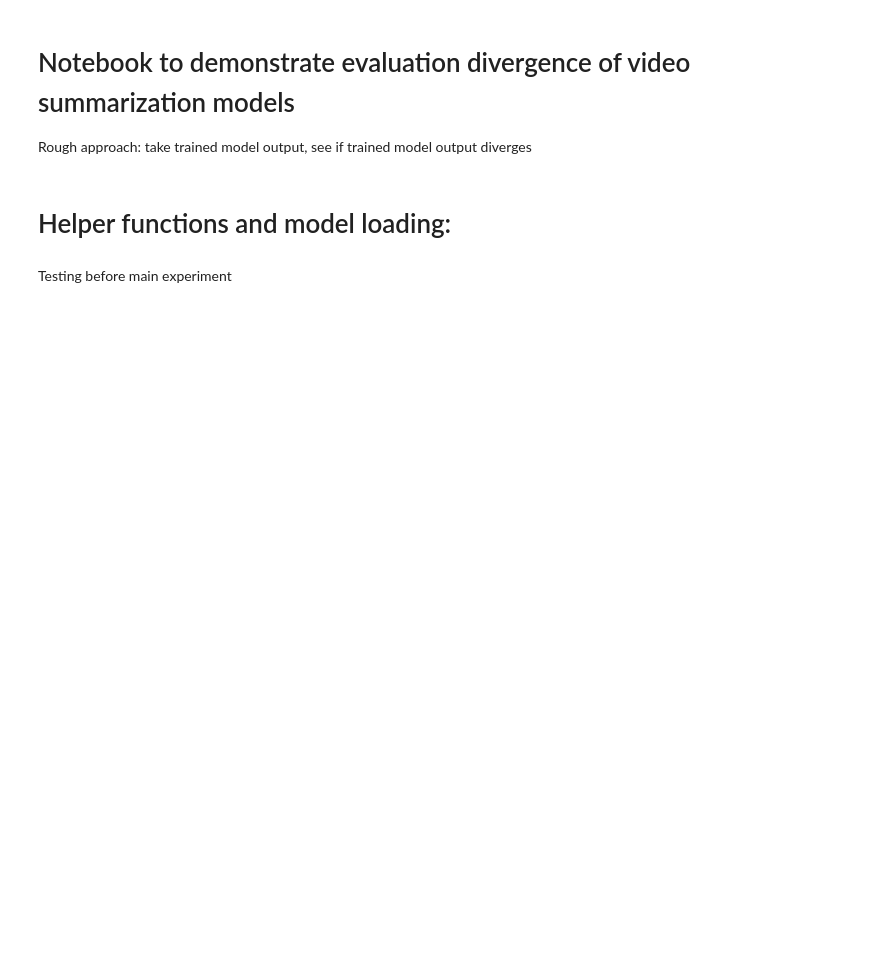
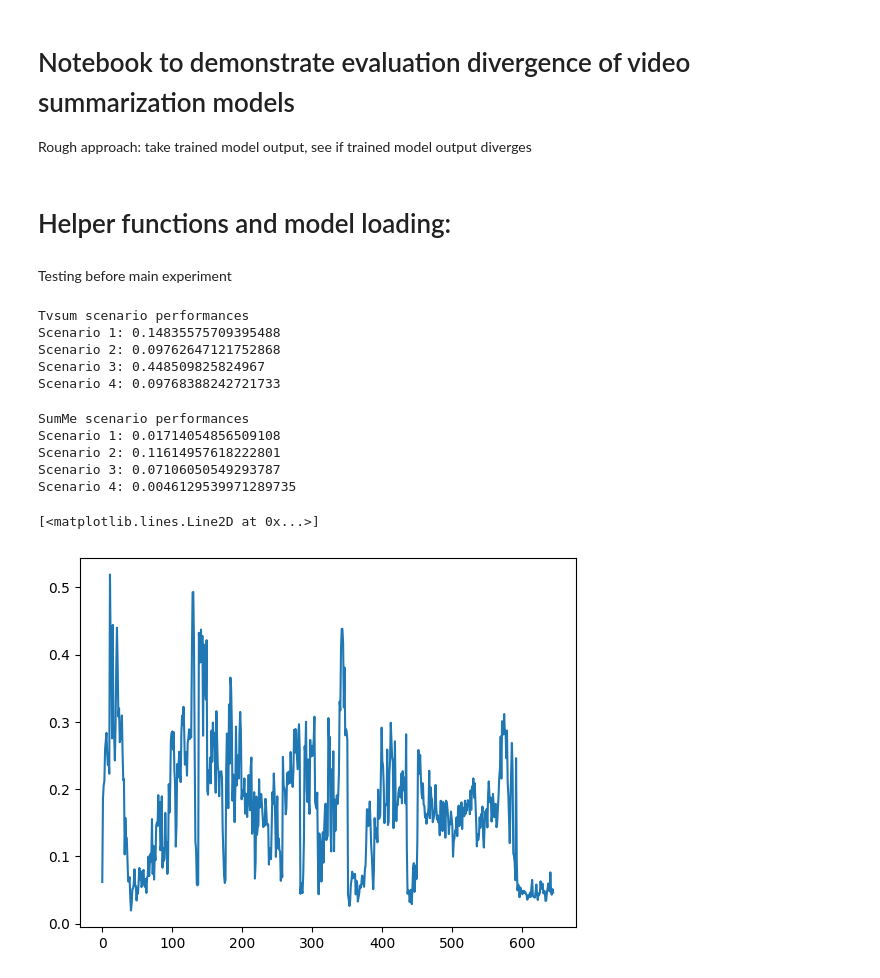
Before and after one commit to AashGan/VidSumMethods, a Jupyter notebook: Methodology problem 1.ipynb, the cells around one changed output. Saved outputs shown, nothing was run; the diff lists cells and outputs as text; code cells hidden in the pictures; blank space fills up the shorter version.

```diff
--- a/Methodology problem 1.ipynb
+++ b/Methodology problem 1.ipynb
@@ -69,0 +108,12 @@ Testing before main experiment
+# %%
+print('Tvsum scenario performances')
+print(f'Scenario 1: {np.mean(split_level_scenario_1)}')
+print(f'Scenario 2: {np.mean(split_level_scenario_2)}')
+print(f'Scenario 3: {np.mean(split_level_scenario_3)}')
+print(f'Scenario 4: {np.mean(split_level_scenario_4)}')
+# %% [output]
+Tvsum scenario performances
+Scenario 1: 0.14835575709395488
+Scenario 2: 0.09762647121752868
+Scenario 3: 0.448509825824967
+Scenario 4: 0.09768388242721733
@@ -69,0 +157,25 @@ Testing before main experiment
+# %%
+print('SumMe scenario performances')
+print(f'Scenario 1: {np.mean(split_level_scenario_1)}')
+print(f'Scenario 2: {np.mean(split_level_scenario_2)}')
+print(f'Scenario 3: {np.mean(split_level_scenario_3)}')
+print(f'Scenario 4: {np.mean(split_level_scenario_4)}')
+# %% [output]
+SumMe scenario performances
+Scenario 1: 0.01714054856509108
+Scenario 2: 0.11614957618222801
+Scenario 3: 0.07106050549293787
+Scenario 4: 0.0046129539971289735
+# %%
+dataset = h5py.File('Data/original/googlenet_tvsum.h5')
+test_split = json.load(open('Splits/tvsum_can_1.json'))
+test_split_index = test_split[0]['test_keys']
+test_index = 'video_6'
+model_outputs = json.load(open('SensitivityExpt/Attention/Output/outputs.json'))
+user_summaries = dataset[test_index]['user_summary'][...]
+shot_boundaries = dataset[test_index]['change_points'][...]
+scores = model_outputs[test_index]
+positions = dataset[test_index]['picks'][...]
+n_frames = dataset[test_index]['n_frames'][...]
+post_knapsack_pred = generate_summary_single(shot_boundaries,scores,n_frames,positions)
+upsampled_pred = upsample_prediction(scores,positions,n_frames)
@@ -69,0 +184,5 @@ Testing before main experiment
+# %%
+plt.plot(scores)
+# %% [output]
+[<matplotlib.lines.Line2D at 0x...>]
+[figure, added]
```
Also changed, not shown: parts of 10 cells of this notebook, 30 other files.
